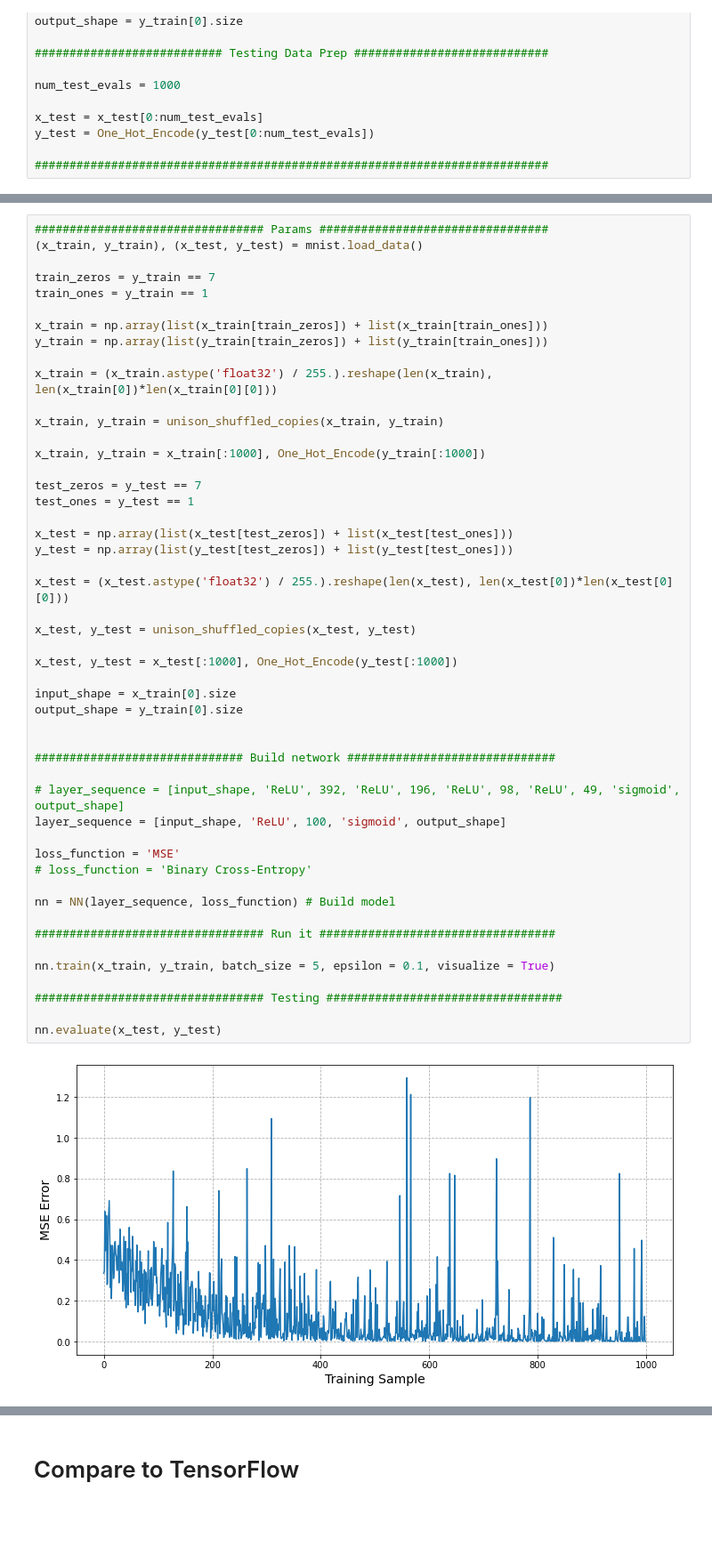
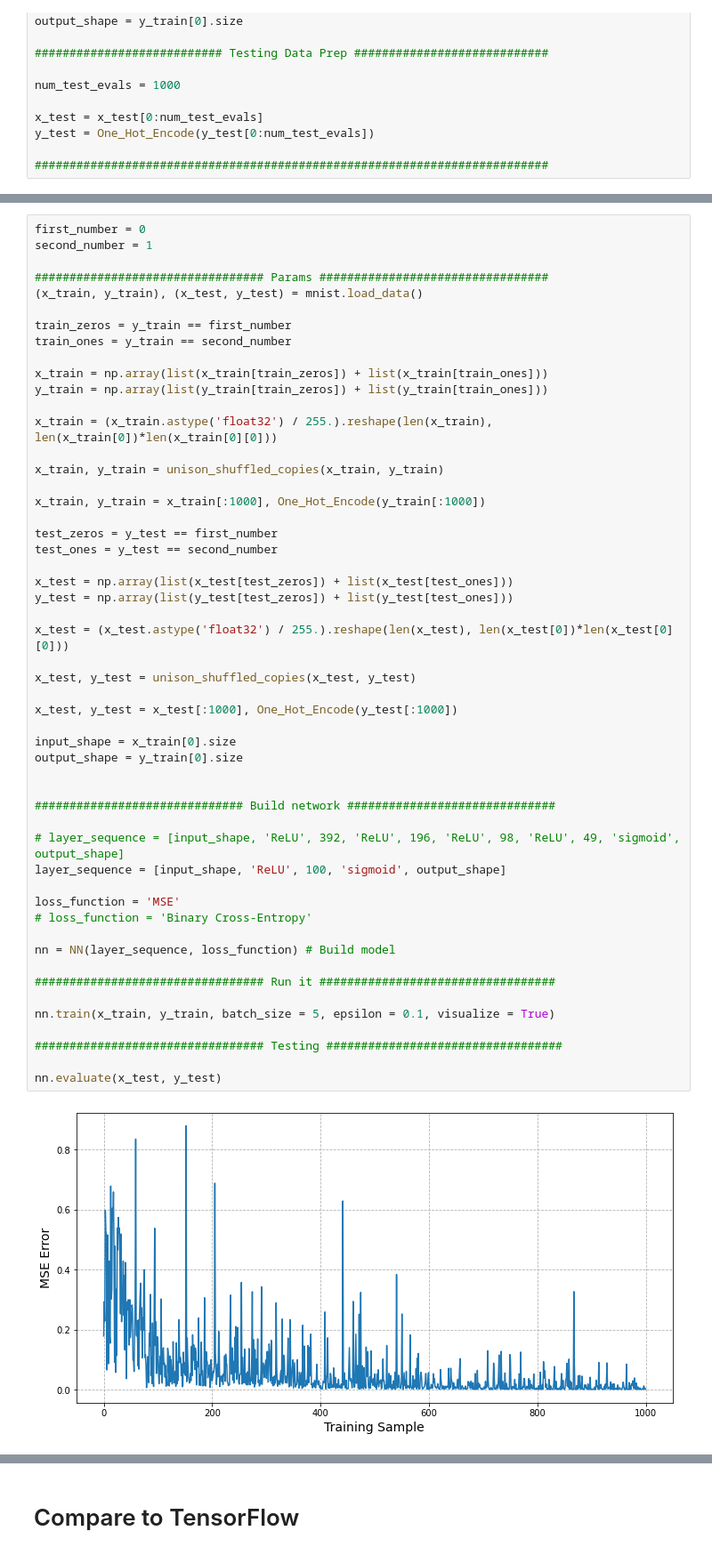
Before and after one commit to WilliamBidle/Artifice, a Jupyter notebook: Test_Notebook.ipynb, the cells around one changed output, grey strips where cells are left out. Shown at 89% size. Drawn from its saved outputs; the diff is of its cells as text; blank space fills up the shorter version.

```diff
--- a/Test_Notebook.ipynb
+++ b/Test_Notebook.ipynb
@@ -232,9 +216,12 @@ plt.show()
 # %%
+first_number = 0
+second_number = 1
+
 ################################# Params #################################
 (x_train, y_train), (x_test, y_test) = mnist.load_data()
 
-train_zeros = y_train == 7
-train_ones = y_train == 1
+train_zeros = y_train == first_number
+train_ones = y_train == second_number
 
 x_train = np.array(list(x_train[train_zeros]) + list(x_train[train_ones]))
 y_train = np.array(list(y_train[train_zeros]) + list(y_train[train_ones]))
@@ -245,38 +232,38 @@ x_train, y_train = unison_shuffled_copies(x_train, y_train)
 
 x_train, y_train = x_train[:1000], One_Hot_Encode(y_train[:1000])
 
-test_zeros = y_test == 7
-test_ones = y_test == 1
+test_zeros = y_test == first_number
+test_ones = y_test == second_number
 
 x_test = np.array(list(x_test[test_zeros]) + list(x_test[test_ones]))
 y_test = np.array(list(y_test[test_zeros]) + list(y_test[test_ones]))
 
 x_test = (x_test.astype('float32') / 255.).reshape(len(x_test), len(x_test[0])*len(x_test[0][0]))
 
 x_test, y_test = unison_shuffled_copies(x_test, y_test)
 
 x_test, y_test = x_test[:1000], One_Hot_Encode(y_test[:1000])
 
 input_shape = x_train[0].size
 output_shape = y_train[0].size
 
 
 ############################## Build network ##############################
 
 # layer_sequence = [input_shape, 'ReLU', 392, 'ReLU', 196, 'ReLU', 98, 'ReLU', 49, 'sigmoid', output_shape]
 layer_sequence = [input_shape, 'ReLU', 100, 'sigmoid', output_shape]
 
 loss_function = 'MSE'
 # loss_function = 'Binary Cross-Entropy'
 
 nn = NN(layer_sequence, loss_function) # Build model
 
 ################################# Run it ##################################
 
 nn.train(x_train, y_train, batch_size = 5, epsilon = 0.1, visualize = True)
 
 ################################# Testing ##################################
 
 nn.evaluate(x_test, y_test)
 # %% [output]
-[figure, old version]
+[figure, new version]
```
Also changed, not shown: parts of 16 cells of this notebook, 1 other file.
